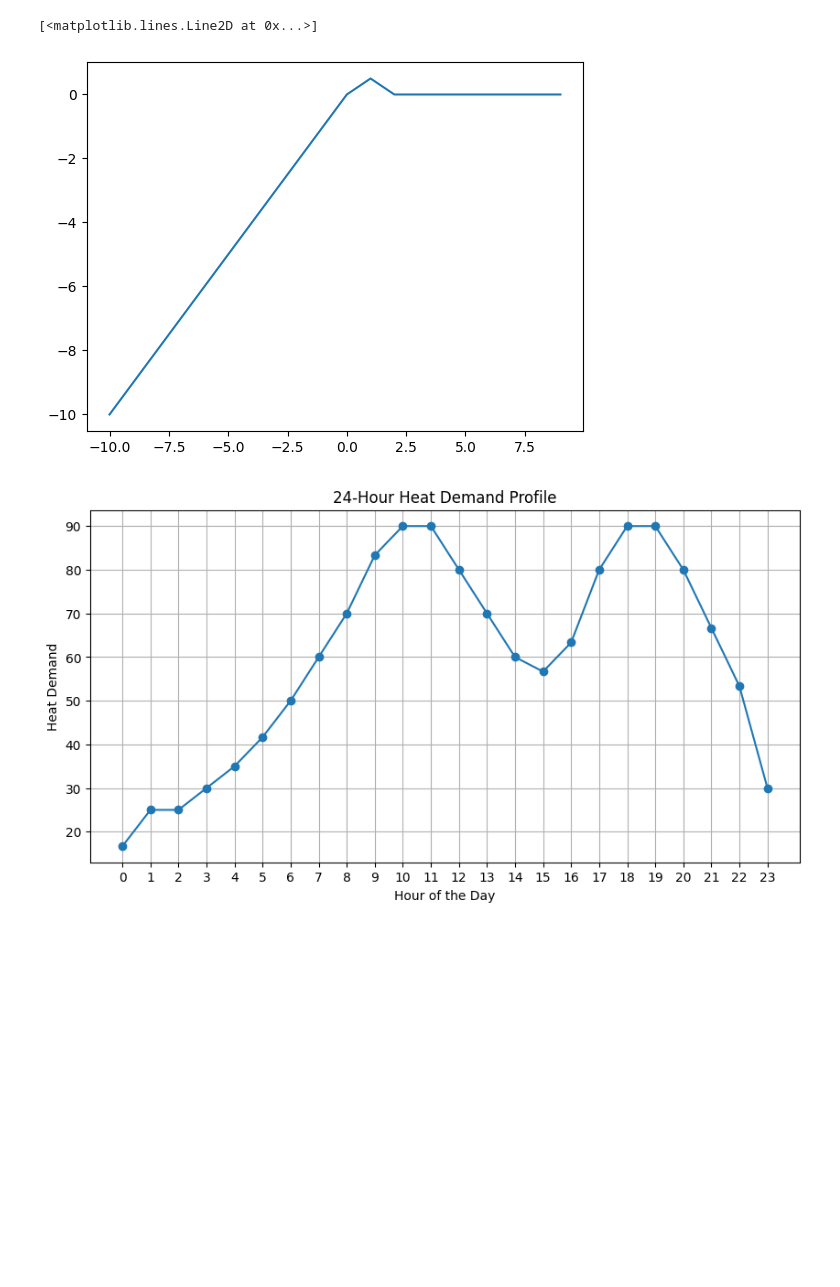
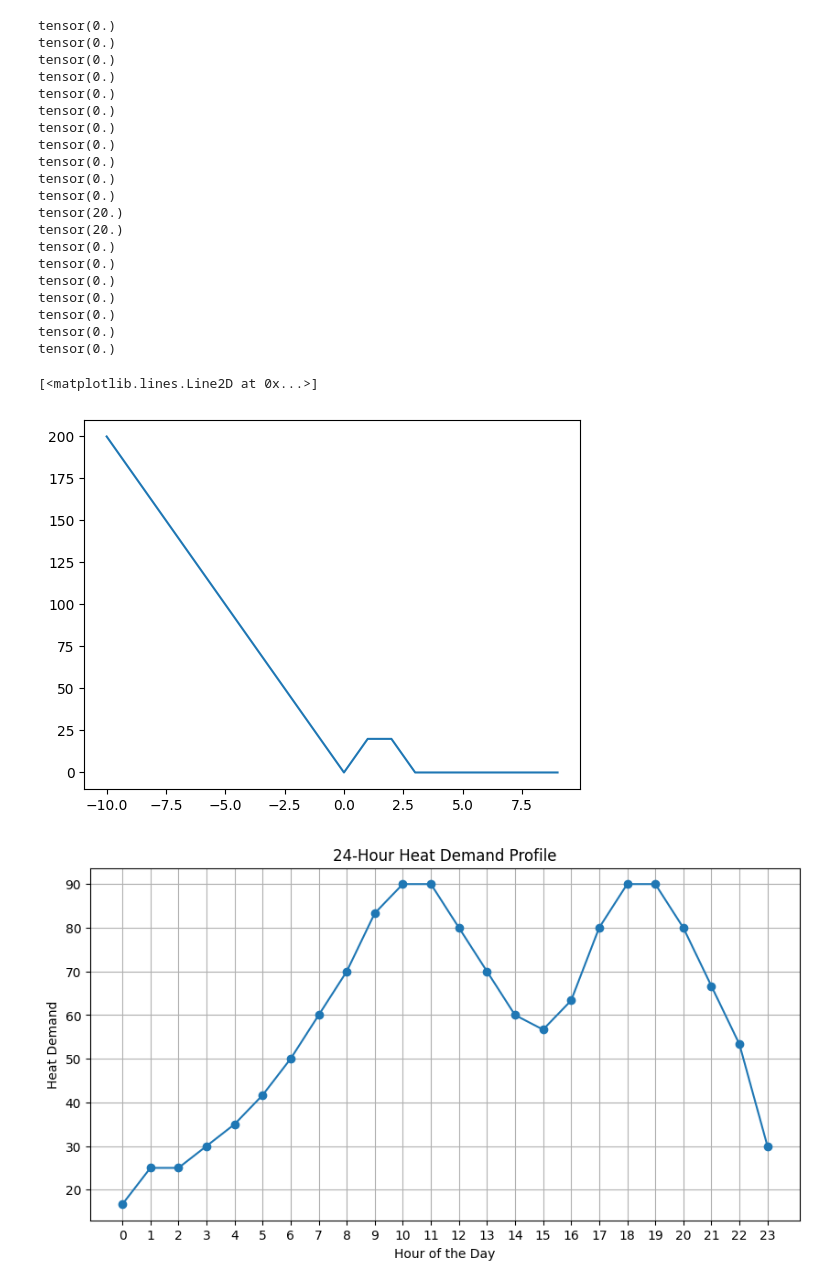
Before and after one commit to nicolas-kirsch/DHN_NeurCont, a Jupyter notebook: performance-boosting_controllers/test.ipynb, the cells around one changed output. Saved outputs shown, nothing was run; the diff lists cells and outputs as text; code cells hidden in the pictures; blank space fills up the shorter version.

```diff
--- a/performance-boosting_controllers/test.ipynb
+++ b/performance-boosting_controllers/test.ipynb
@@ -5,16 +7,36 @@ import numpy as np
 # %%
 y = []
 for i in range(-10,10):
     val = torch.zeros(1)
     val[0] = i
 
-    y.append(((1-1/(1+torch.exp(-20*(val[0]-1))))*val[0]).sum())
+    y.append(f_activation(val[0],3)+f_lower_bound(val[0],0))
 
 
 plt.plot(range(-10,10),y)
 # %% [output]
-[<matplotlib.lines.Line2D at 0x...>]
+tensor(0.)
+tensor(0.)
+tensor(0.)
+tensor(0.)
+tensor(0.)
+tensor(0.)
+tensor(0.)
+tensor(0.)
+tensor(0.)
+tensor(0.)
+tensor(0.)
+tensor(20.)
+tensor(20.)
+tensor(0.)
+tensor(0.)
+tensor(0.)
+tensor(0.)
+tensor(0.)
+tensor(0.)
+tensor(0.)
+[<matplotlib.lines.Line2D at 0x...>]
-[figure, old version]
+[figure, new version]
 # %%
 
 # Time array for 24 hours with 1-hour time steps
```
Also changed, not shown: parts of 4 cells of this notebook, 59 other files.
